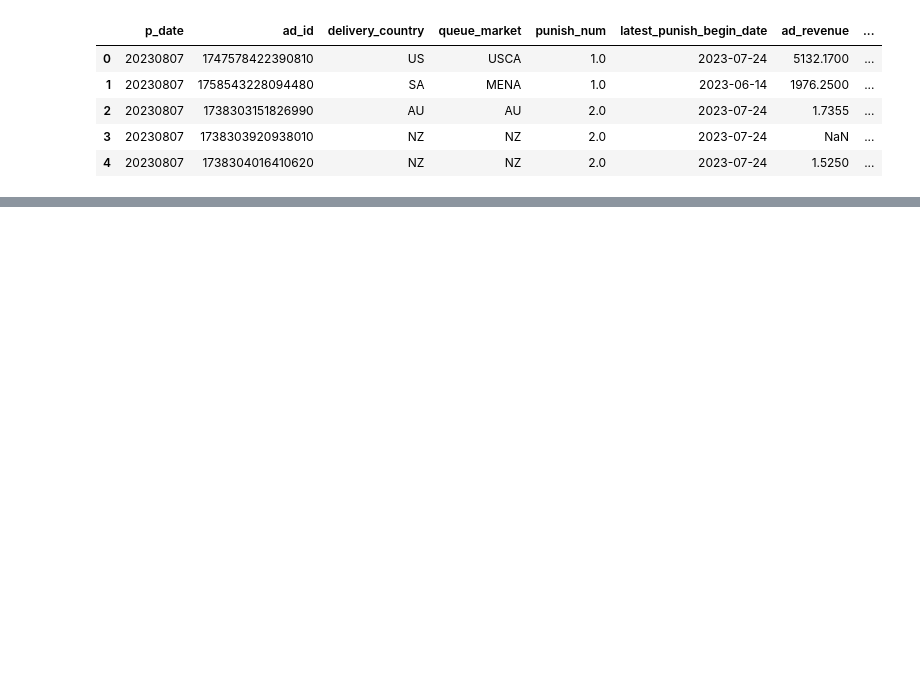
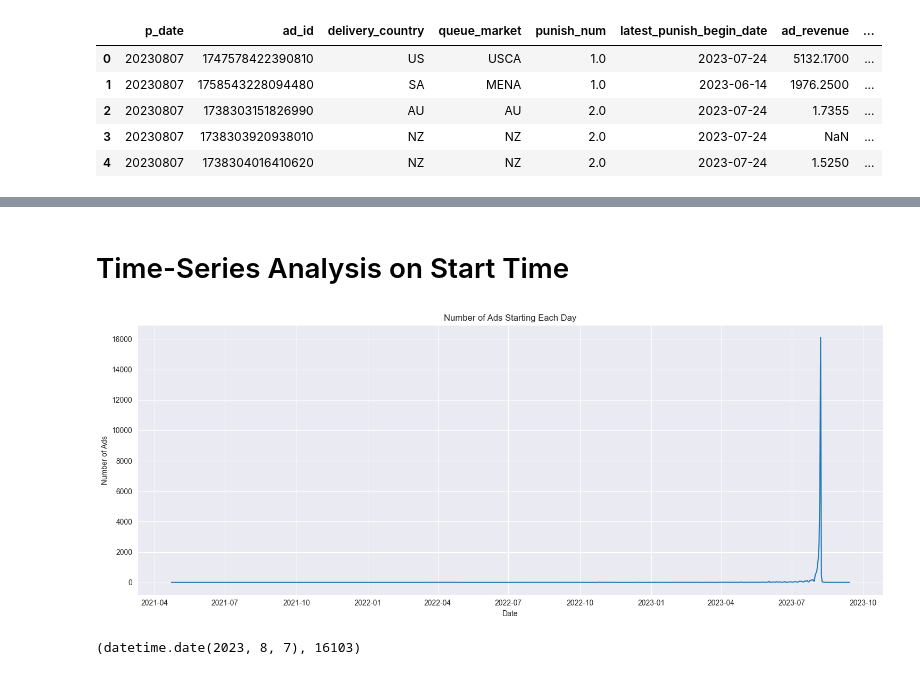
Before and after one commit to poon-zx/tiktok-ads-model, a Jupyter notebook: EDA/ads-eda.ipynb, the cells around one changed output, grey strips where cells are left out. Saved outputs shown, nothing was run; the diff lists cells and outputs as text; code cells hidden in the pictures; blank space fills up the shorter version.

```diff
--- a/EDA/ads-eda.ipynb
+++ b/EDA/ads-eda.ipynb
@@ -41,0 +290,28 @@ When first dealing with any dataset, it is important to do Exploratory Data Anal
+# %% [markdown]
+# Time-Series Analysis on Start Time
+# %%
+# Converting start_time to datetime type and extracting the date part
+ad_data['start_date'] = pd.to_datetime(ad_data['start_time']).dt.date
+
+# Grouping by start_date and counting the number of ads
+ads_by_date = ad_data.groupby('start_date').size()
+
+# Plotting the time series of ads starting each day
+plt.figure(figsize=(15, 6))
+ads_by_date.plot()
+plt.title('Number of Ads Starting Each Day')
+plt.xlabel('Date')
+plt.ylabel('Number of Ads')
+plt.grid(True)
+plt.tight_layout()
+plt.show()
+# %% [output]
+[figure, added]
+# %%
+# Extracting the date part from start_time and finding the most common date
+most_common_date = ad_data['start_time'].dt.date.value_counts().idxmax()
+most_common_date_count = ad_data['start_time'].dt.date.value_counts().max()
+
+most_common_date, most_common_date_count
+# %% [output]
+(datetime.date(2023, 8, 7), 16103)
```
Also changed, not shown: parts of 26 cells of this notebook, 1 other file.
